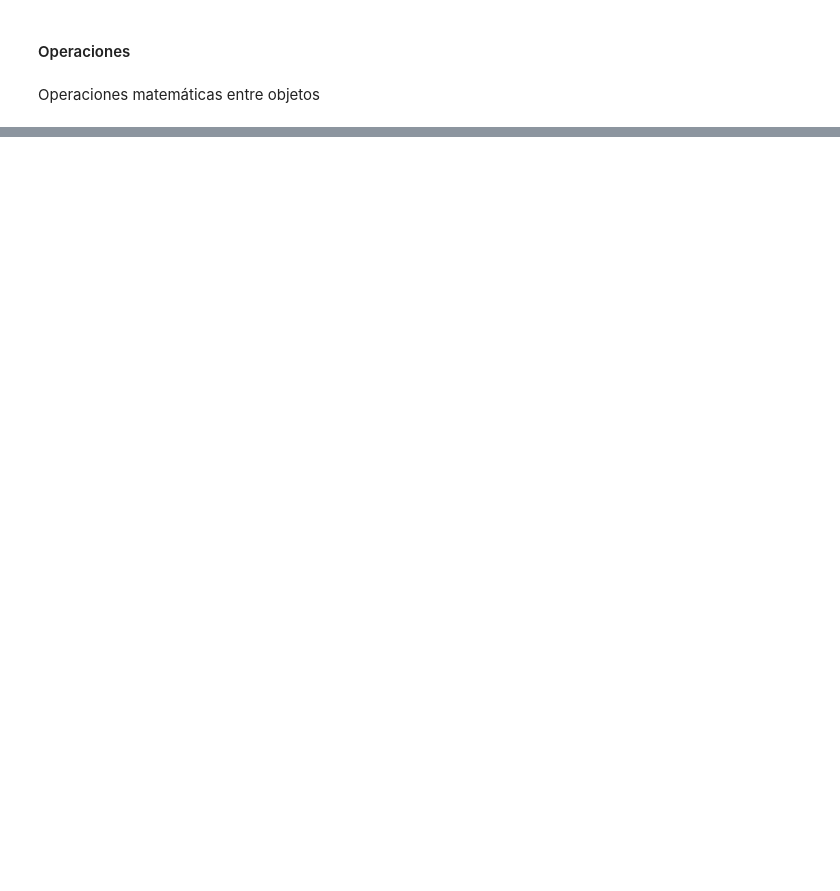
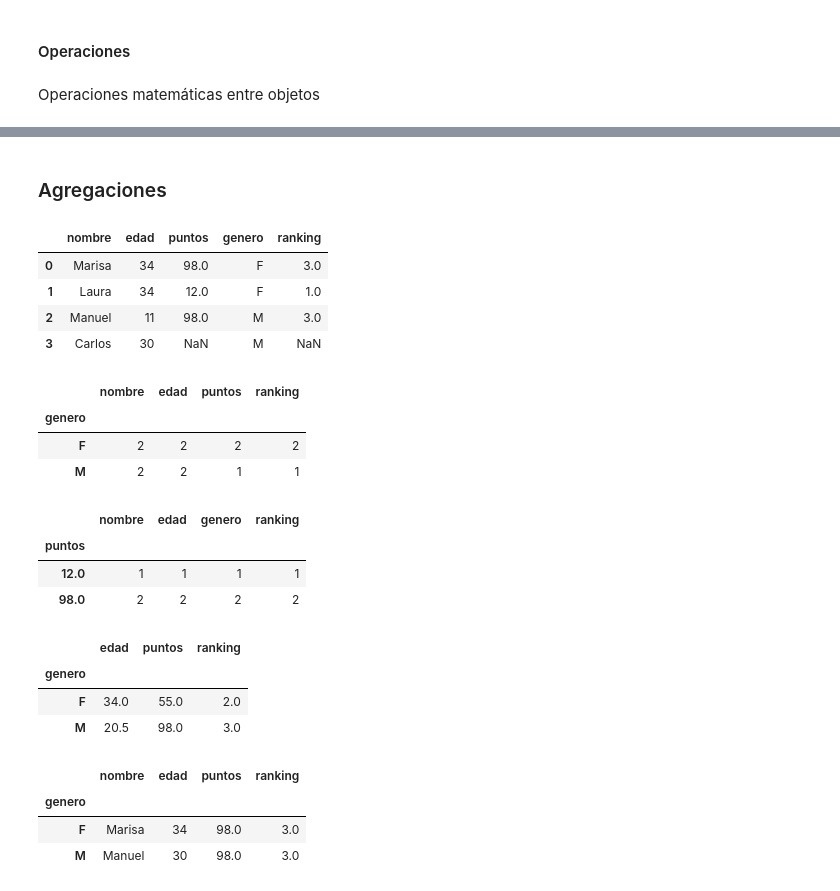
Before and after one commit to tiven29/Python-2026, a Jupyter notebook: extructura_de_datos.ipynb, the cells around one changed output, grey strips where cells are left out. Cells and saved outputs as stored; diff of their text form; code cells hidden in the pictures; blank space fills up the shorter version.

```diff
--- a/extructura_de_datos.ipynb
+++ b/extructura_de_datos.ipynb
@@ -236,0 +436,39 @@ display(frameC + frameA)
+# %% [markdown]
+### Agregaciones
+# %%
+display(frame)
+df = frame.groupby('genero').count()
+display(df)
+# %% [output]
+|  | nombre | edad | puntos | genero | ranking |
+| 0 | Marisa | 34 | 98.0 | F | 3.0 |
+| 1 | Laura | 34 | 12.0 | F | 1.0 |
+| 2 | Manuel | 11 | 98.0 | M | 3.0 |
+| 3 | Carlos | 30 | NaN | M | NaN |
+|  | nombre | edad | puntos | ranking |
+| genero |  |  |  |  |
+| F | 2 | 2 | 2 | 2 |
+| M | 2 | 2 | 1 | 1 |
+# %%
+# si es Nan descarta la fila
+df = frame.groupby('puntos').count()
+display(df)
+# %% [output]
+|  | nombre | edad | genero | ranking |
+| puntos |  |  |  |  |
+| 12.0 | 1 | 1 | 1 | 1 |
+| 98.0 | 2 | 2 | 2 | 2 |
+# %%
+display(frame.groupby('genero').mean(numeric_only=True))
+# %% [output]
+|  | edad | puntos | ranking |
+| genero |  |  |  |
+| F | 34.0 | 55.0 | 2.0 |
+| M | 20.5 | 98.0 | 3.0 |
+# %%
+display(frame.groupby('genero').max())
+# %% [output]
+|  | nombre | edad | puntos | ranking |
+| genero |  |  |  |  |
+| F | Marisa | 34 | 98.0 | 3.0 |
+| M | Manuel | 30 | 98.0 | 3.0 |
```
Also changed, not shown: parts of 62 cells of this notebook.
